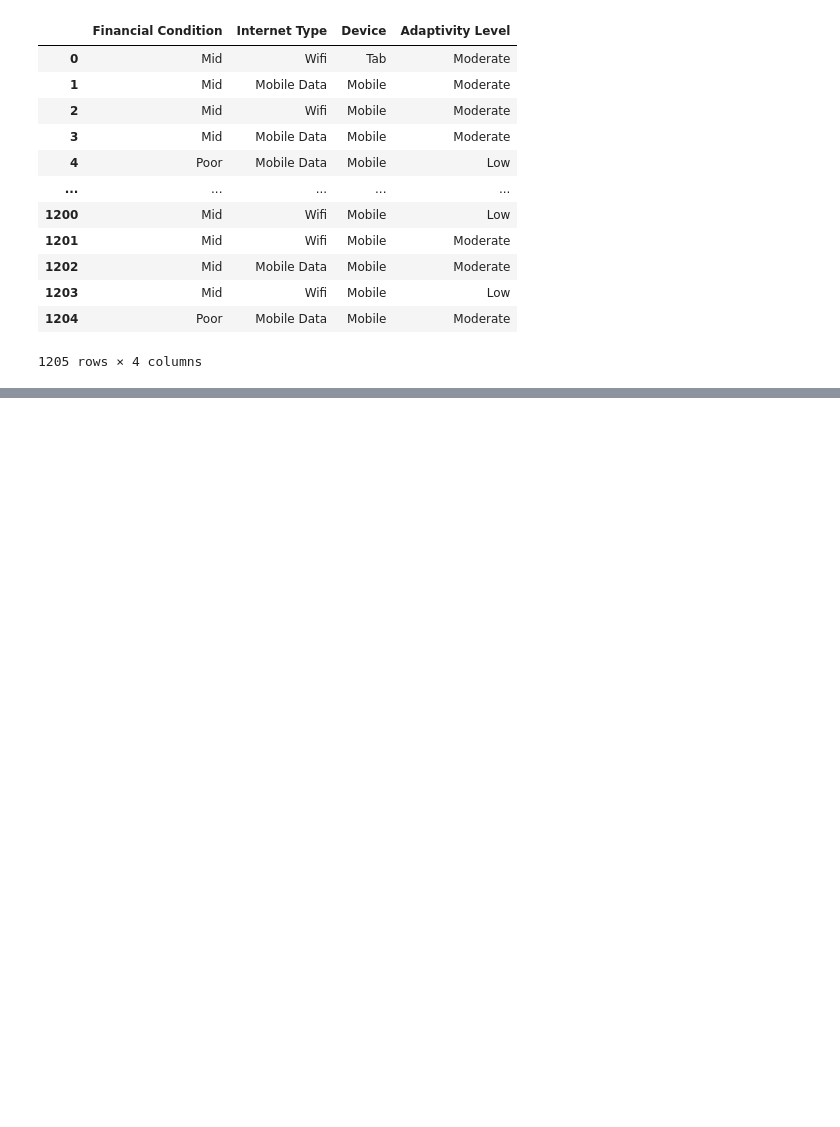
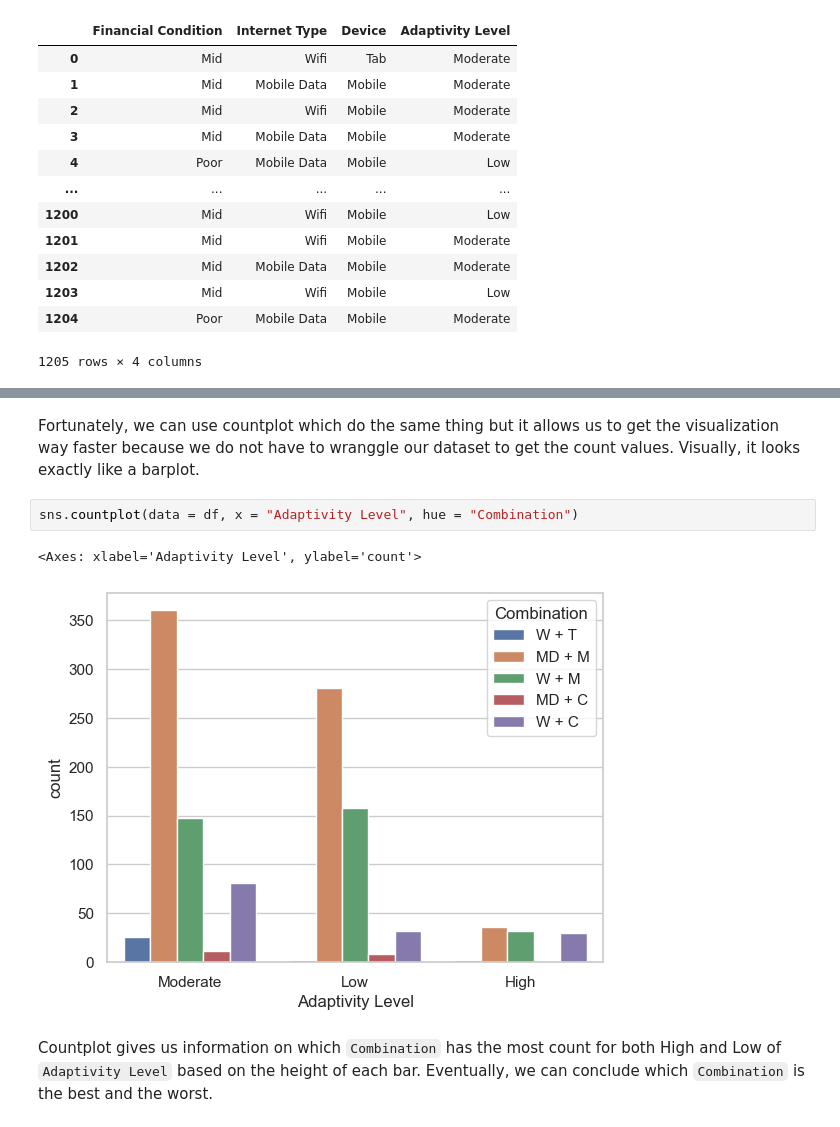
Before and after one commit to ubco-W2022T2-data301/project-group-group37, a Jupyter notebook: analysis/analysis3.ipynb, the cells around one changed output, grey strips where cells are left out. Drawn from its saved outputs; the diff is of its cells as text; blank space fills up the shorter version.

```diff
--- a/analysis/analysis3.ipynb
+++ b/analysis/analysis3.ipynb
@@ -59,0 +180,9 @@ df
+# %% [markdown]
+Fortunately, we can use countplot which do the same thing but it allows us to get the visualization way faster because we do not have to wranggle our dataset to get the count values. Visually, it looks exactly like a barplot.
+# %%
+sns.countplot(data = df, x = "Adaptivity Level", hue = "Combination")
+# %% [output]
+<Axes: xlabel='Adaptivity Level', ylabel='count'>
+[figure, added]
+# %% [markdown]
+Countplot gives us information on which `Combination` has the most count for both High and Low of `Adaptivity Level` based on the height of each bar. Eventually, we can conclude which `Combination` is the best and the worst.
```
Also changed, not shown: parts of 16 cells of this notebook.
